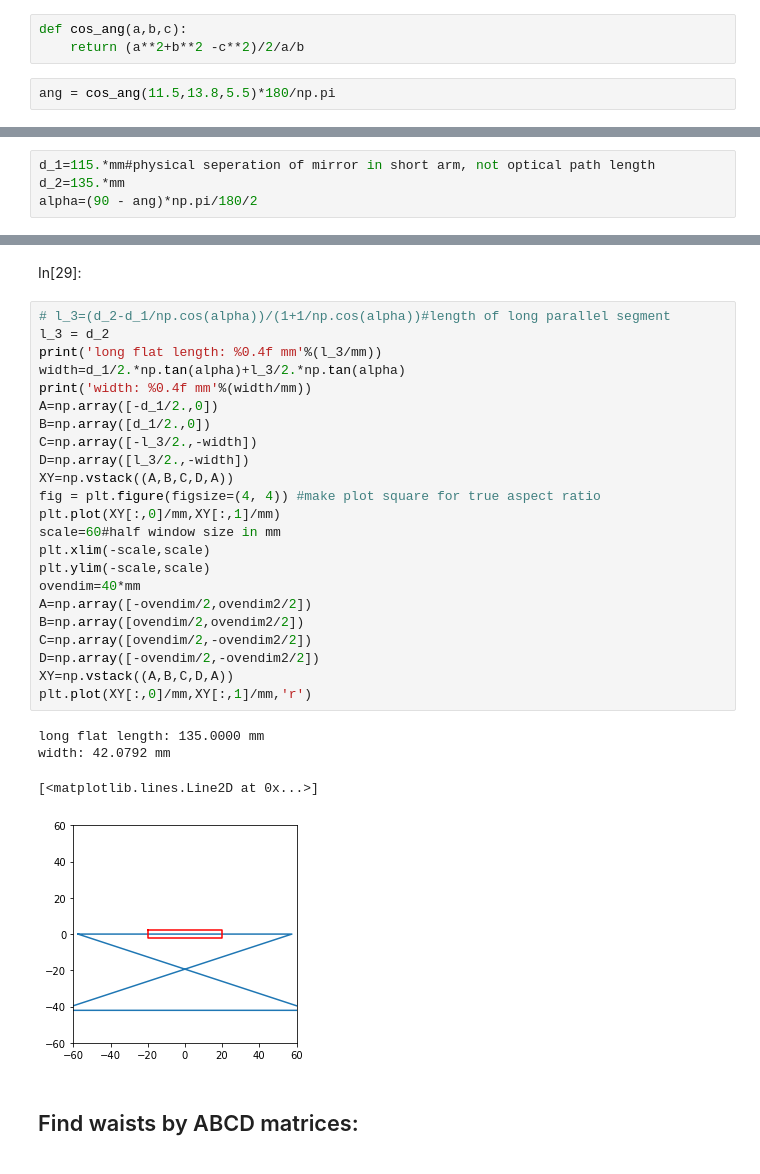
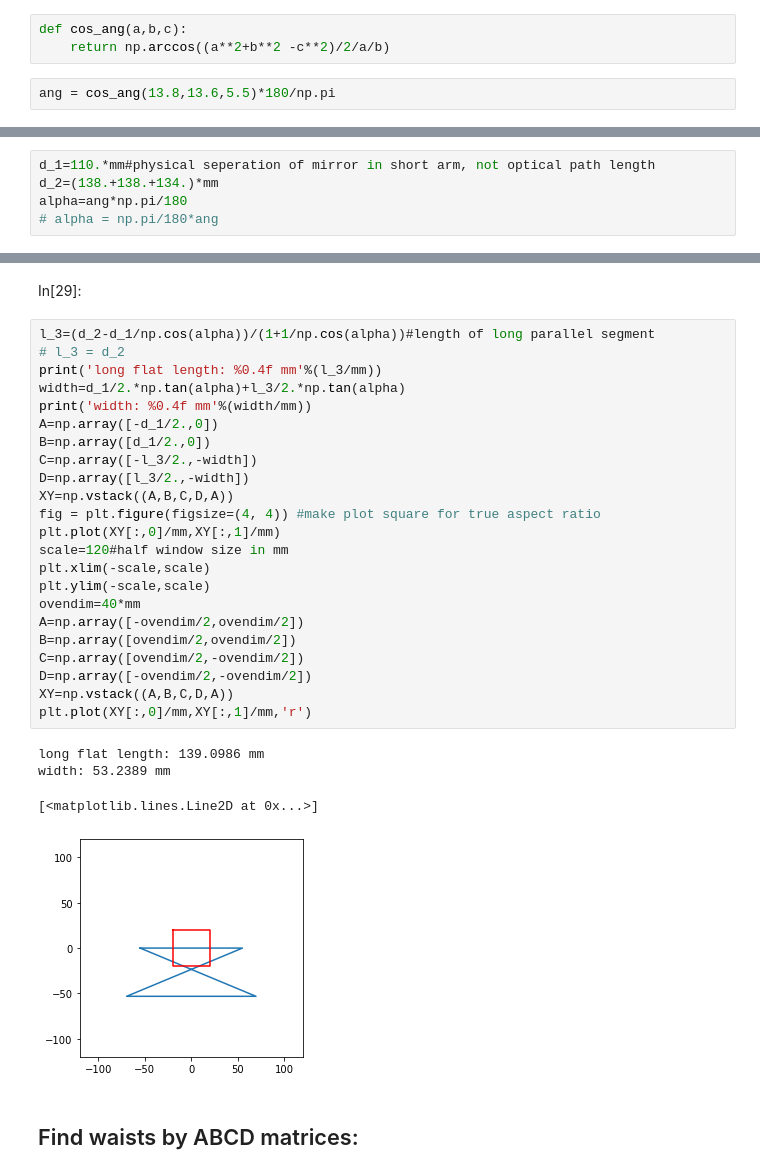
Before and after one commit to JianhuiL/Gaussian_Optics, a Jupyter notebook: Doubling_cavity_701.ipynb, the cells around one changed output, grey strips where cells are left out. Saved outputs shown, nothing was run; the diff lists cells and outputs as text.

```diff
--- a/Doubling_cavity_701.ipynb
+++ b/Doubling_cavity_701.ipynb
@@ -23,9 +23,9 @@ A bowtie cavity has three independant geometric parameters: the short arm length
 In[26]:
 # %%
 def cos_ang(a,b,c):
-    return (a**2+b**2 -c**2)/2/a/b
+    return np.arccos((a**2+b**2 -c**2)/2/a/b)
 # %%
-ang = cos_ang(11.5,13.8,5.5)*180/np.pi
+ang = cos_ang(13.8,13.6,5.5)*180/np.pi
 # %%
 ang
 # %% [output]
@@ -33,7 +41,8 @@ ang
 # %%
-d_1=115.*mm#physical seperation of mirror in short arm, not optical path length
-d_2=135.*mm
-alpha=(90 - ang)*np.pi/180/2
+d_1=110.*mm#physical seperation of mirror in short arm, not optical path length
+d_2=(138.+138.+134.)*mm
+alpha=ang*np.pi/180
+# alpha = np.pi/180*ang
 # %%
 alpha*(180/np.pi)
 # %% [output]
@@ -71,33 +80,33 @@ Plot cavity approximate geometry (without brewster displacement) including a 15m
 # %% [markdown]
 In[29]:
 # %%
-# l_3=(d_2-d_1/np.cos(alpha))/(1+1/np.cos(alpha))#length of long parallel segment
-l_3 = d_2
+l_3=(d_2-d_1/np.cos(alpha))/(1+1/np.cos(alpha))#length of long parallel segment
+# l_3 = d_2
 print('long flat length: %0.4f mm'%(l_3/mm))
 width=d_1/2.*np.tan(alpha)+l_3/2.*np.tan(alpha)
 print('width: %0.4f mm'%(width/mm))
 A=np.array([-d_1/2.,0])
 B=np.array([d_1/2.,0])
 C=np.array([-l_3/2.,-width])
 D=np.array([l_3/2.,-width])
 XY=np.vstack((A,B,C,D,A))
 fig = plt.figure(figsize=(4, 4)) #make plot square for true aspect ratio
 plt.plot(XY[:,0]/mm,XY[:,1]/mm)
-scale=60#half window size in mm
+scale=120#half window size in mm
 plt.xlim(-scale,scale)
 plt.ylim(-scale,scale)
 ovendim=40*mm
-A=np.array([-ovendim/2,ovendim2/2])
-B=np.array([ovendim/2,ovendim2/2])
-C=np.array([ovendim/2,-ovendim2/2])
-D=np.array([-ovendim/2,-ovendim2/2])
+A=np.array([-ovendim/2,ovendim/2])
+B=np.array([ovendim/2,ovendim/2])
+C=np.array([ovendim/2,-ovendim/2])
+D=np.array([-ovendim/2,-ovendim/2])
 XY=np.vstack((A,B,C,D,A))
 plt.plot(XY[:,0]/mm,XY[:,1]/mm,'r')
 # %% [output]
-long flat length: 135.0000 mm
-width: 42.0792 mm
+long flat length: 139.0986 mm
+width: 53.2389 mm
 [<matplotlib.lines.Line2D at 0x...>]
-[figure, old version]
+[figure, new version]
 # %% [markdown]
 ## Find waists by ABCD matrices:
 # %% [markdown]
```
Also changed, not shown: parts of 11 cells of this notebook, 1 other file.
